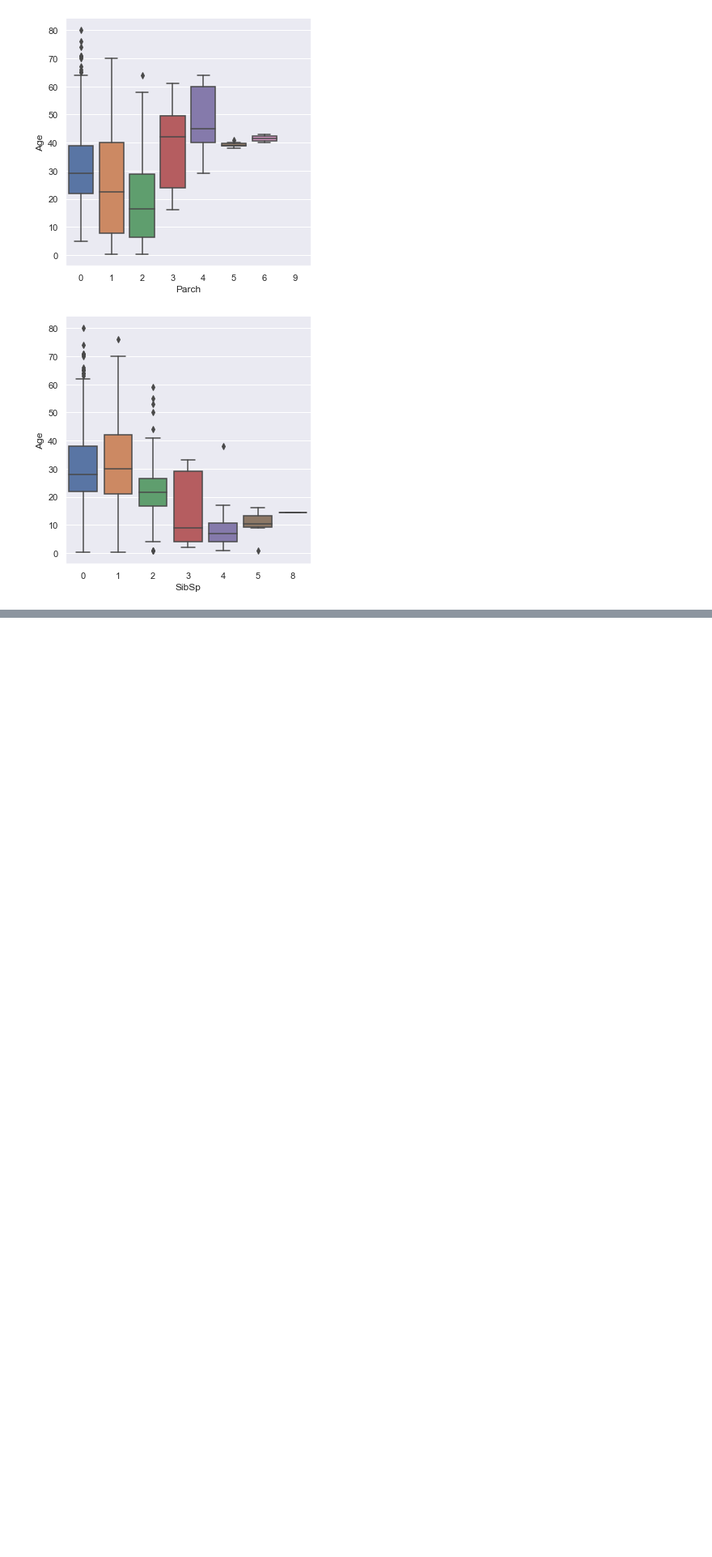
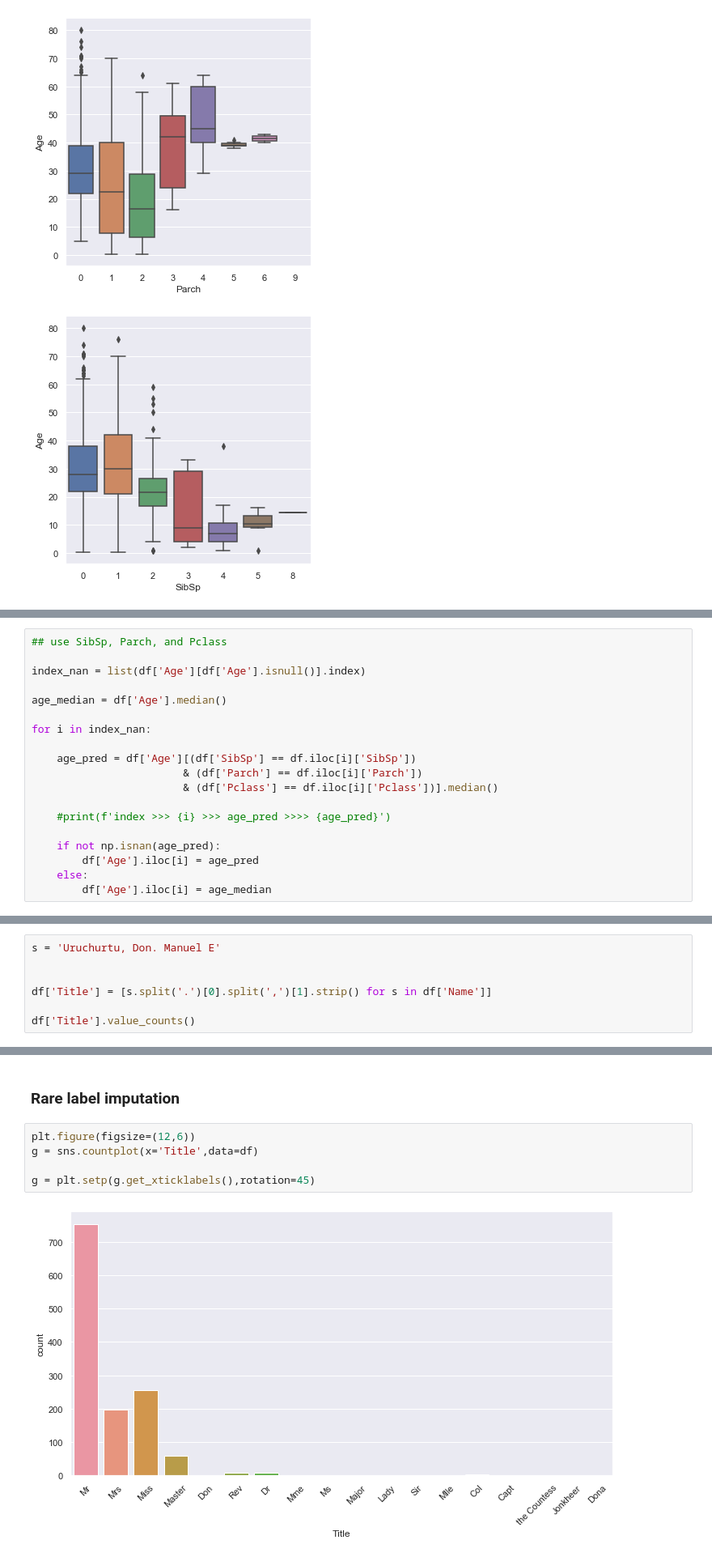
Before and after one commit to pksvv/25Jensemble, a Jupyter notebook: Titanic-Ensemble.ipynb, the cells around one changed output, grey strips where cells are left out. Shown: that part at 81% size. Drawn from its saved outputs; the diff is of its cells as text; blank space fills up the shorter version.

```diff
--- a/Titanic-Ensemble.ipynb
+++ b/Titanic-Ensemble.ipynb
@@ -351,0 +384,19 @@ g = sns.factorplot(y='Age',x='SibSp',data=df,kind='box')
+# %%
+## use SibSp, Parch, and Pclass
+
+index_nan = list(df['Age'][df['Age'].isnull()].index)
+
+age_median = df['Age'].median()
+
+for i in index_nan:
+
+    age_pred = df['Age'][(df['SibSp'] == df.iloc[i]['SibSp'])
+                        & (df['Parch'] == df.iloc[i]['Parch'])
+                        & (df['Pclass'] == df.iloc[i]['Pclass'])].median()
+
+    #print(f'index >>> {i} >>> age_pred >>>> {age_pred}')
+
+    if not np.isnan(age_pred):
+        df['Age'].iloc[i] = age_pred
+    else:
+        df['Age'].iloc[i] = age_median
@@ -351,0 +418,7 @@ g = sns.factorplot(y='Age',x='SibSp',data=df,kind='box')
+# %%
+s = 'Uruchurtu, Don. Manuel E'
+
+
+df['Title'] = [s.split('.')[0].split(',')[1].strip() for s in df['Name']]
+
+df['Title'].value_counts()
@@ -351,0 +445,9 @@ g = sns.factorplot(y='Age',x='SibSp',data=df,kind='box')
+# %% [markdown]
+### Rare label imputation
+# %%
+plt.figure(figsize=(12,6))
+g = sns.countplot(x='Title',data=df)
+
+g = plt.setp(g.get_xticklabels(),rotation=45)
+# %% [output]
+[figure, added]
```
Also changed, not shown: parts of 22 cells of this notebook.
